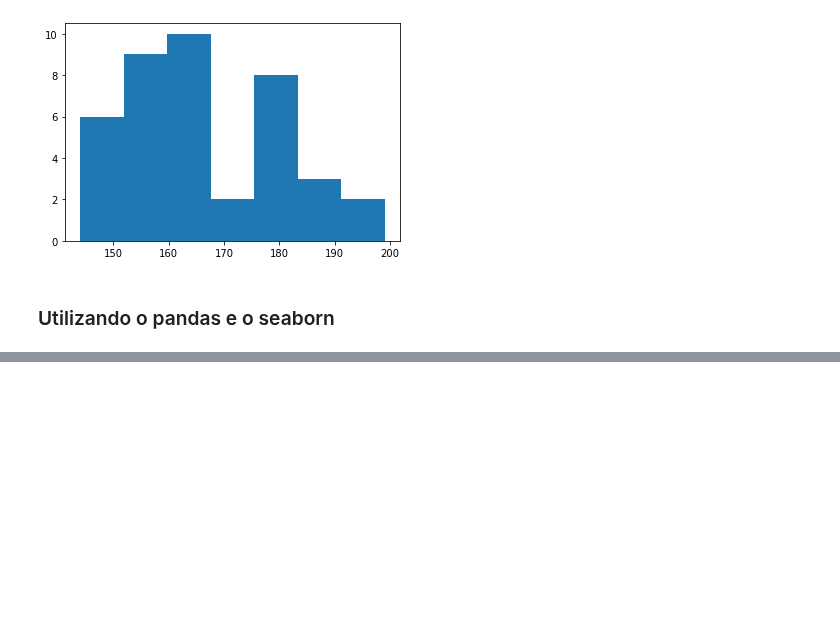
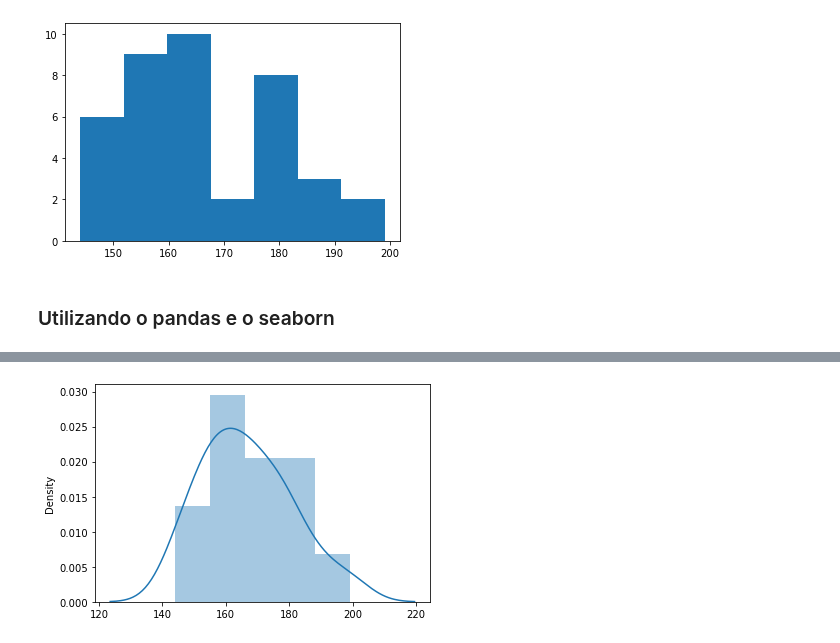
Before and after one commit to pamelaferreiralima/estudos_python_matheus, a Jupyter notebook: Estatística para Machine Learning/Parte 3/Distribuição de Frequência.ipynb, the cells around one changed output, grey strips where cells are left out. Drawn from its saved outputs; the diff is of its cells as text; code cells hidden in the pictures; blank space fills up the shorter version.

```diff
--- a/Estatística para Machine Learning/Parte 3/Distribuição de Frequência.ipynb
+++ b/Estatística para Machine Learning/Parte 3/Distribuição de Frequência.ipynb
@@ -209,0 +248,4 @@ plt.hist(dados, classes)
+# %%
+sns.distplot(dados, hist=True);
+# %% [output]
+[figure, added]
```
Also changed, not shown: parts of 9 cells of this notebook.
